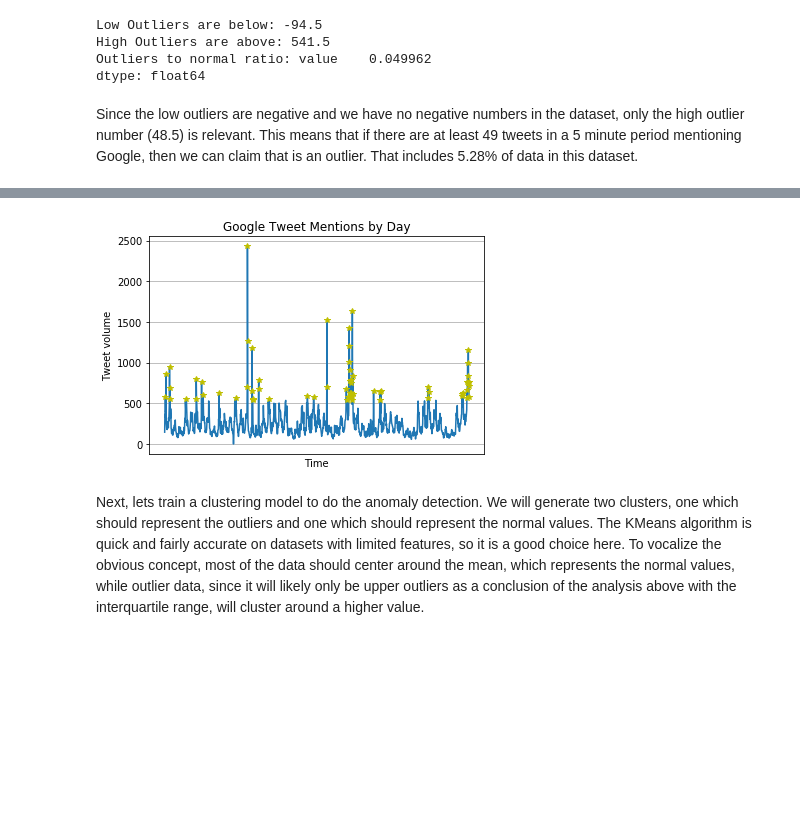
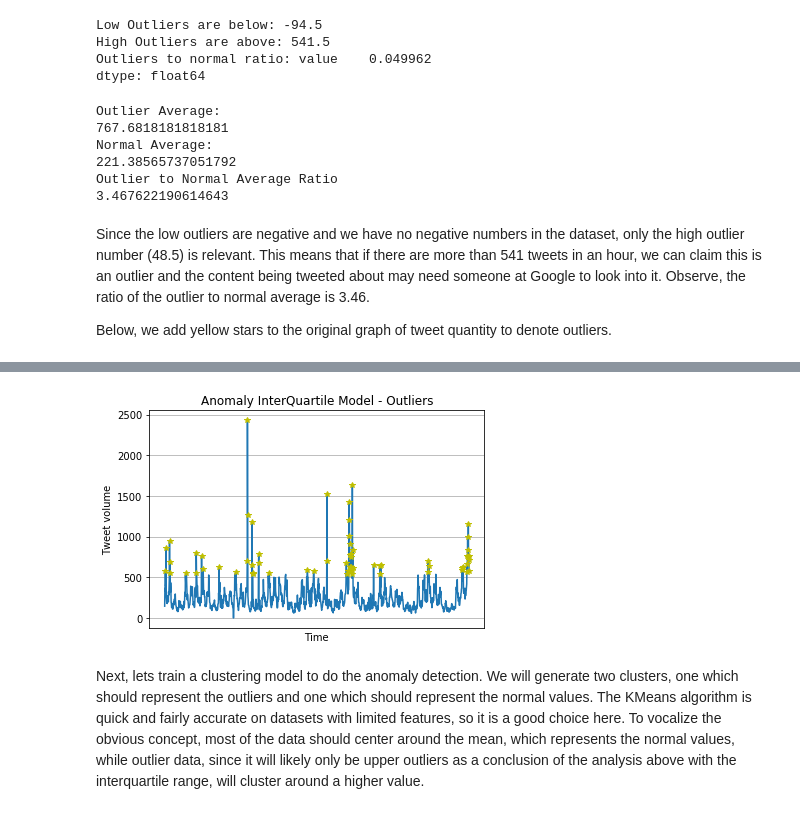
Before and after one commit to mdsvoren/eecs731-project6, a Jupyter notebook: notebooks/Project 6 - Anomaly Detection.ipynb, the cells around one changed output, grey strips where cells are left out. Saved outputs shown, nothing was run; the diff lists cells and outputs as text; code cells hidden in the pictures; blank space fills up the shorter version.

```diff
--- a/notebooks/Project 6 - Anomaly Detection.ipynb
+++ b/notebooks/Project 6 - Anomaly Detection.ipynb
@@ -110,8 +96,28 @@ Low Outliers are below: -94.5
 High Outliers are above: 541.5
 Outliers to normal ratio: value    0.049962
 dtype: float64
+# %%
+average1 = original[original['value'] < high]['value'].mean()
+
+average2 = original[original['value'] >= high]['value'].mean()
+
+print('Outlier Average:')
+print(average2)
+print('Normal Average:')
+print(average1)
+print('Outlier to Normal Average Ratio')
+print(average2 / average1)
+# %% [output]
+Outlier Average:
+767.6818181818181
+Normal Average:
+221.38565737051792
+Outlier to Normal Average Ratio
+3.467622190614643
 # %% [markdown]
-Since the low outliers are negative and we have no negative numbers in the dataset, only the high outlier number (48.5) is relevant. This means that if there are at least 49 tweets in a 5 minute period mentioning Google, then we can claim that is an outlier. That includes 5.28% of data in this dataset.
+Since the low outliers are negative and we have no negative numbers in the dataset, only the high outlier number (48.5) is relevant. This means that if there are more than 541 tweets in an hour, we can claim this is an outlier and the content being tweeted about may need someone at Google to look into it. Observe, the ratio of the outlier to normal average is 3.46.
+
+Below, we add yellow stars to the original graph of tweet quantity to denote outliers.
 # %%
 fig, ax = plt.subplots()
 ax.plot(original.index, original['value'])
@@ -120,15 +126,11 @@ yearsFmt = mdates.DateFormatter('%Y')
 ax.xaxis.set_major_locator(years)
 ax.xaxis.set_major_formatter(yearsFmt)
 
-print(original.head())
 ax.set(xlabel='Time', ylabel='Tweet volume',
-       title='Google Tweet Mentions by Day')
+       title='Anomaly InterQuartile Model - Outliers')
 ax.grid()
 for i, row in original.iterrows():
     if (row['value'] >= high):
         ax.plot(i, original['value'][i], 'y*')
 plt.show()
-
-
-#plt.plot(x[mask2], y[mask2], 'x')
 # %% [output]
@@ -142,4 +137,4 @@ timestamp
-[figure, old version]
+[figure, new version]
 # %% [markdown]
 Next, lets train a clustering model to do the anomaly detection. We will generate two clusters, one which should represent the outliers and one which should represent the normal values. The KMeans algorithm is quick and fairly accurate on datasets with limited features, so it is a good choice here. To vocalize the obvious concept, most of the data should center around the mean, which represents the normal values, while outlier data, since it will likely only be upper outliers as a conclusion of the analysis above with the interquartile range, will cluster around a higher value.
 # %%
```
Also changed, not shown: parts of 16 cells of this notebook.
